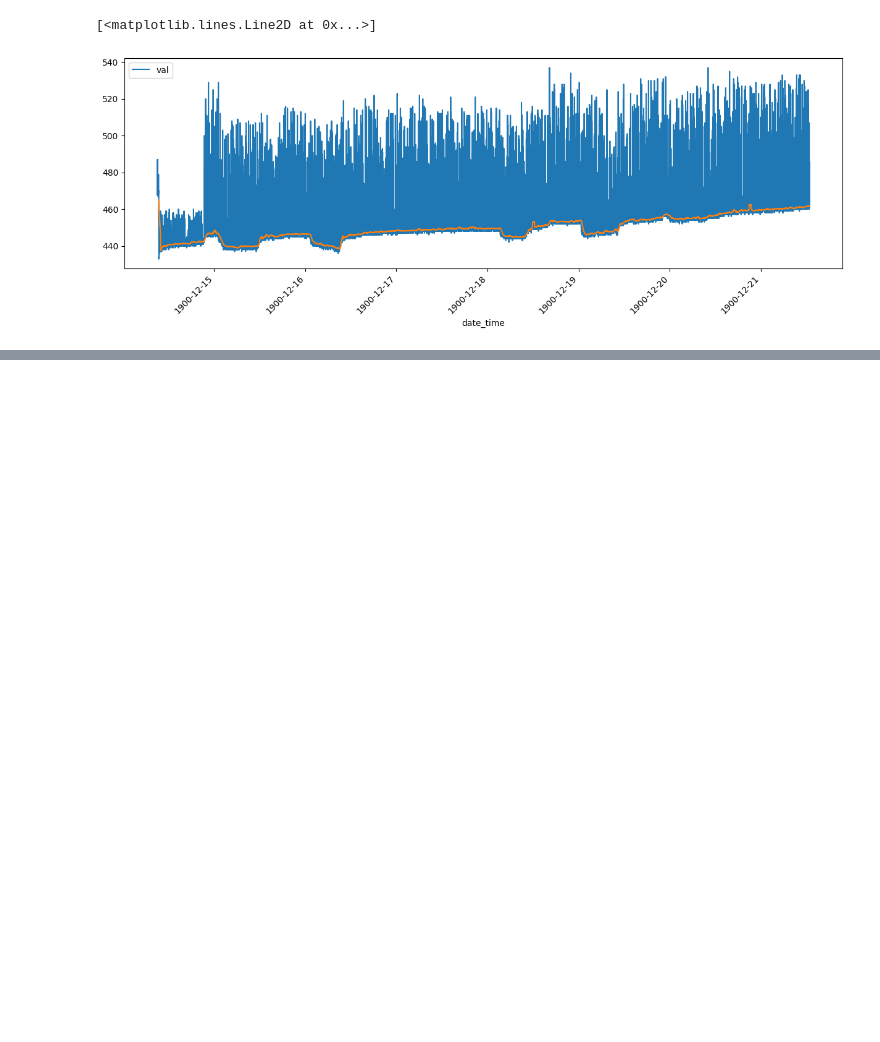
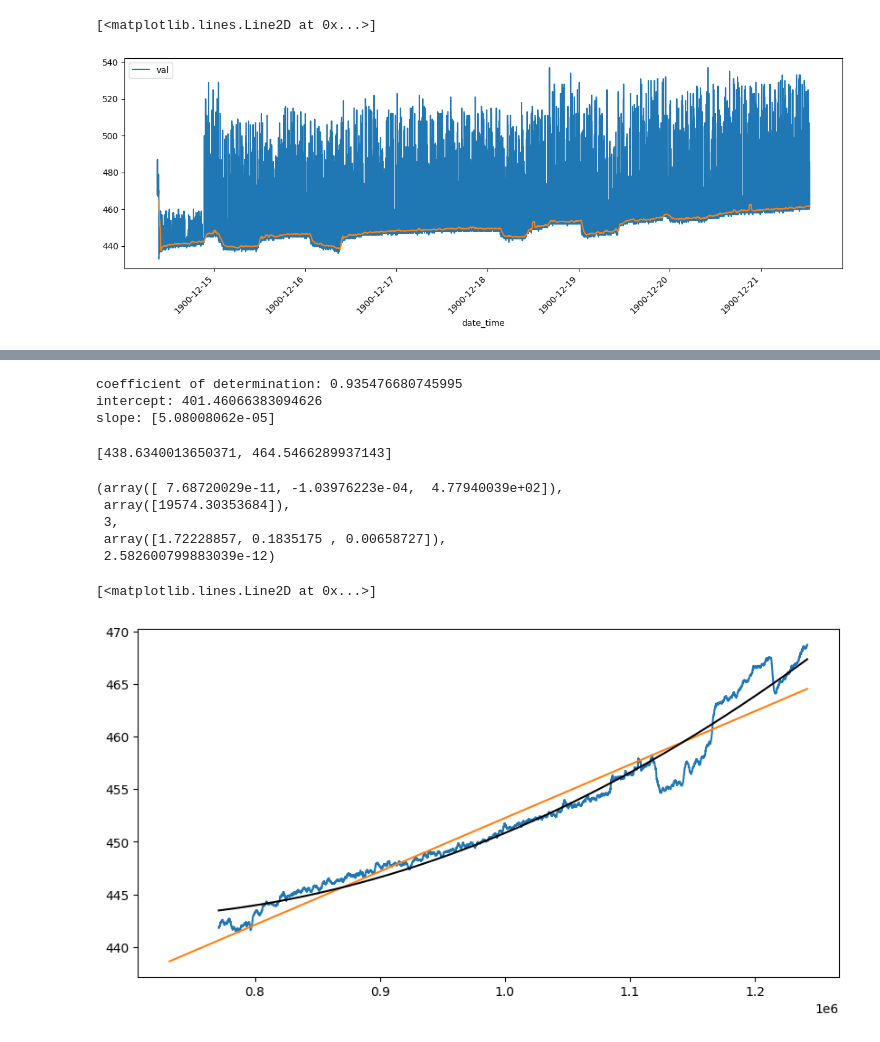
Before and after one commit to phigas/automatic-plant-watering-system, a Jupyter notebook: data analysis/capacitive sensor data/preprocessing.ipynb, the cells around one changed output, grey strips where cells are left out. Drawn from its saved outputs; the diff is of its cells as text; code cells hidden in the pictures; blank space fills up the shorter version.

```diff
--- a/data analysis/capacitive sensor data/preprocessing.ipynb
+++ b/data analysis/capacitive sensor data/preprocessing.ipynb
@@ -116,0 +133,3 @@ plt.plot(ex2_pre['date_time'], ex2_pre['val'])
+# %%
+x = np.array([convert2seconds(x) for x in ex1_pre['date_time'][cutoff:]])
+y = np.array(ex1_pre['val'][cutoff:].to_list())
@@ -116,0 +148,33 @@ plt.plot(ex2_pre['date_time'], ex2_pre['val'])
+# %%
+model = LinearRegression().fit(x.reshape((-1, 1)), y)
+r_sq = model.score(x.reshape((-1, 1)), y)
+print(f"coefficient of determination: {r_sq}")
+print(f"intercept: {model.intercept_}")
+print(f"slope: {model.coef_}")
+# %% [output]
+coefficient of determination: 0.935476680745995
+intercept: 401.46066383094626
+slope: [5.08008062e-05]
+# %%
+x_plot = [731747, 1241830]
+y_plot = [model.intercept_ + x * model.coef_[0] for x in x_plot]
+y_plot
+# %% [output]
+[438.6340013650371, 464.5466289937143]
+# %%
+coefs, residuals, rank, singular_values, rcond = np.polyfit(x, y, 2, full=True)
+coefs, residuals, rank, singular_values, rcond
+# %% [output]
+(array([ 7.68720029e-11, -1.03976223e-04,  4.77940039e+02]),
+ array([19574.30353684]),
+ 3,
+ array([1.72228857, 0.1835175 , 0.00658727]),
+ 2.582600799883039e-12)
+# %%
+plt.figure(figsize=(10,5))
+plt.plot(x,y)
+plt.plot(x_plot, y_plot)
+plt.plot(x, np.polyval(coefs, x), color="black")
+# %% [output]
+[<matplotlib.lines.Line2D at 0x...>]
+[figure, added]
```
Also changed, not shown: parts of 5 cells of this notebook, 1 other file.
